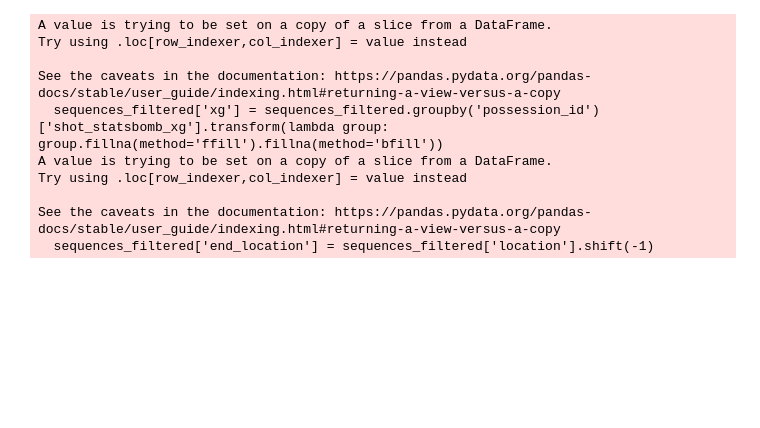
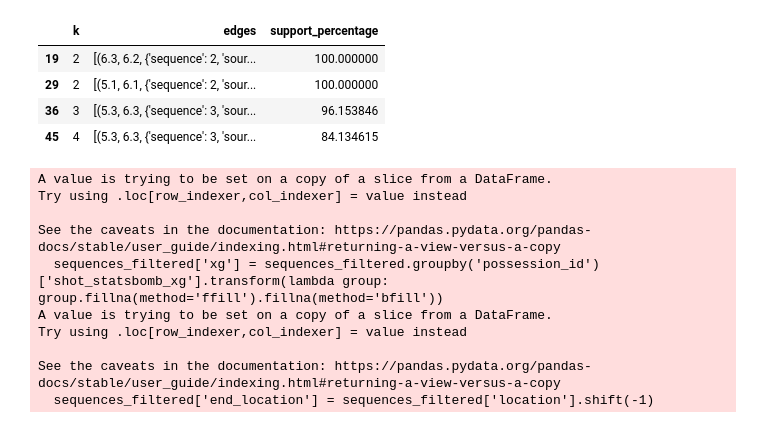
Before and after one commit to Morten-Tejlmand/5-semester, a Jupyter notebook: Fodbold/Passing/apriori.ipynb, the cells around one changed output. Cells and saved outputs as stored; diff of their text form; code cells hidden in the pictures; blank space fills up the shorter version.

```diff
--- a/Fodbold/Passing/apriori.ipynb
+++ b/Fodbold/Passing/apriori.ipynb
@@ -15,3 +265,14 @@ from helper_functions import(match_ids,
+# %%
+filtered_df = patterns_df[patterns_df['edges'].apply(
+    lambda edges: any('sequence' in attr and attr['sequence'] == 1 for _, _, attr in edges)
+)]
+filtered_df
+# %% [output]
+|  | k | edges | support_percentage |
+| 19 | 2 | [(6.3, 6.2, {'sequence': 2, 'sour... | 100.000000 |
+| 29 | 2 | [(5.1, 6.1, {'sequence': 2, 'sour... | 100.000000 |
+| 36 | 3 | [(5.3, 6.3, {'sequence': 3, 'sour... | 96.153846 |
+| 45 | 4 | [(5.3, 6.3, {'sequence': 3, 'sour... | 84.134615 |
 # %%
 events = sb.competition_events(
     country="Germany",
```
Also changed, not shown: parts of 3 cells of this notebook.
